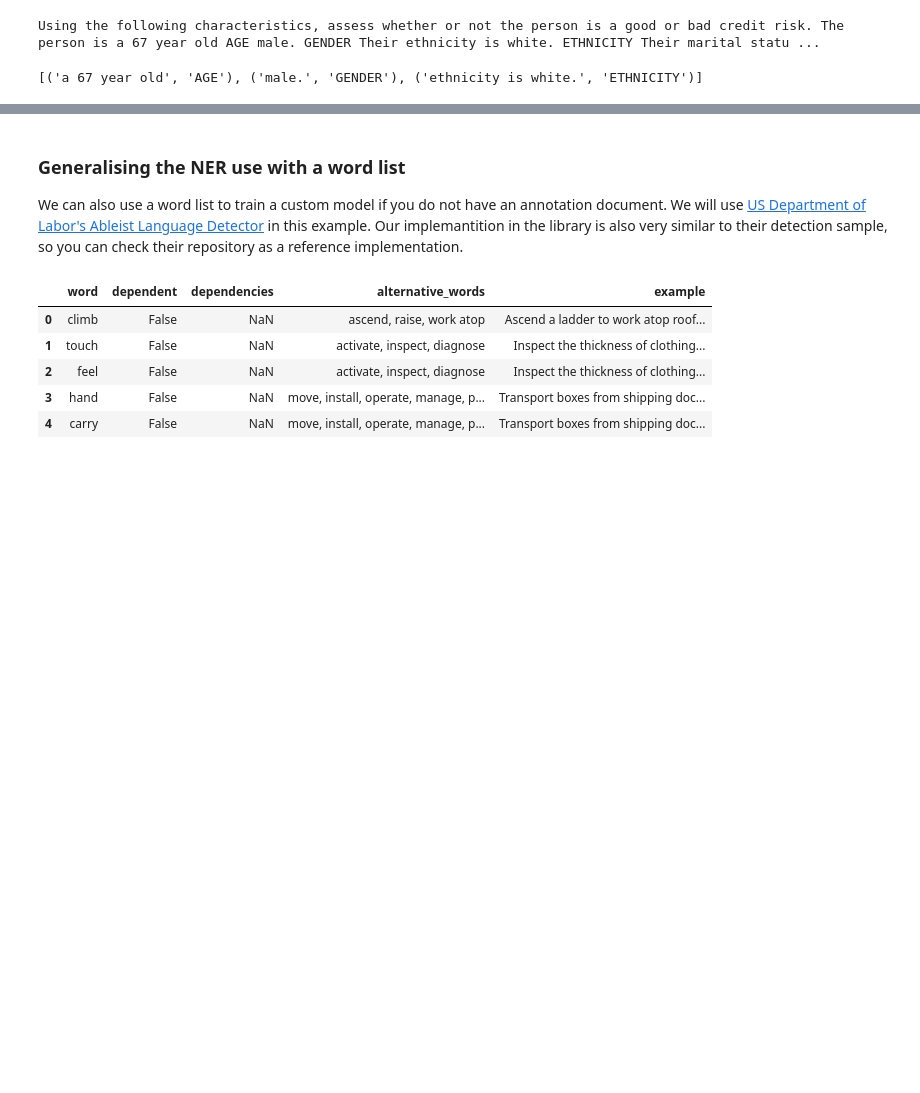
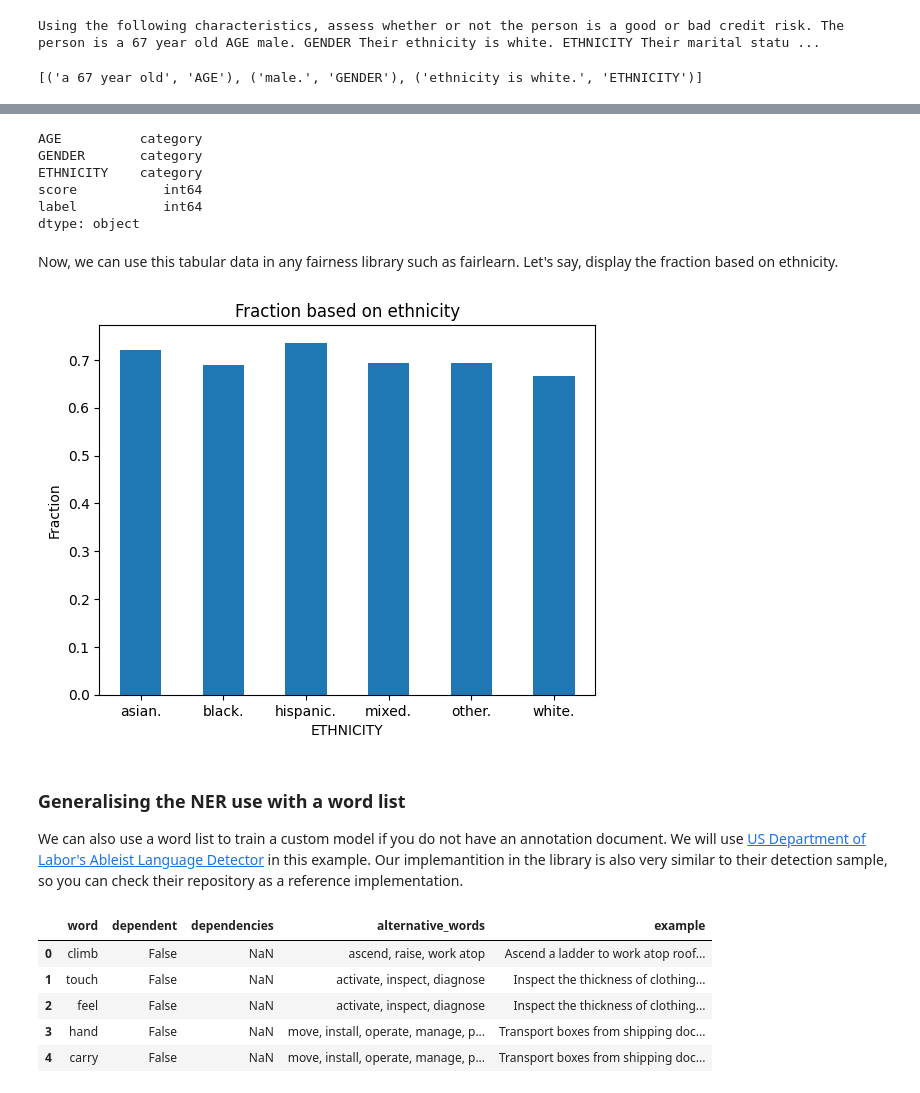
Before and after one commit to asabuncuoglu13/faid, a Jupyter notebook: demo-ner.ipynb, the cells around one changed output, grey strips where cells are left out. Cells and saved outputs as stored; diff of their text form; code cells hidden in the pictures; blank space fills up the shorter version.

Commit message:
ner-notebook-prompt-to-tabular

```diff
--- a/demo-ner.ipynb
+++ b/demo-ner.ipynb
@@ -57,0 +64,24 @@ print(get_annotated_text(credit_data['Prompt'][0], model_path='./data/annotation
+# %%
+# After you get the values it might require a simple transformation to convert it into a tabular format.
+import re
+extracted_data = []
+for row in data:
+    row_dict = {}
+    for item in row:
+        key = item[1]
+        value = item[0]
+        if key == 'AGE':
+            # Extract the number from the age string
+            age_number = re.findall(r'\d+', value)
+            row_dict[key] = int(age_number[0]) if age_number else None
+        elif key == 'ETHNICITY':
+            # Remove "ethnicity is" from the ethnicity string
+            cleaned_ethnicity = value.replace('ethnicity is ', '').strip()
+            row_dict[key] = cleaned_ethnicity
+        else:
+            row_dict[key] = value
+    extracted_data.append(row_dict)
+
+df = pd.DataFrame(extracted_data)
+
+df.head()
@@ -58,3 +95,37 @@ print(get_annotated_text(credit_data['Prompt'][0], model_path='./data/annotation
+# %%
+df["score"] = credit_data["Risk"]
+# make score binary 0, 1
+df["score"] = df["score"].apply(lambda x: 1 if x == "good" else 0)
+# and generate a synthetic label like a prediction model
+df["label"] = df["score"].sample(frac=1).reset_index(drop=True)
+# %%
+# make 'AGE', 'GENDER', 'ETHNICITY' columns categorical
+df['AGE'] = df['AGE'].astype('category')
+df['GENDER'] = df['GENDER'].astype('category')
+df['ETHNICITY'] = df['ETHNICITY'].astype('category')
+# %%
+df.dtypes
+# %% [output]
+AGE          category
+GENDER       category
+ETHNICITY    category
+score           int64
+label           int64
+dtype: object
+# %% [markdown]
+Now, we can use this tabular data in any fairness library such as fairlearn. Let's say, display the fraction based on ethnicity.
+# %%
+from fairlearn.metrics import MetricFrame, selection_rate
+
+selection_rates = MetricFrame(
+    metrics=selection_rate, y_true=df["label"], y_pred=df["score"], sensitive_features=df["ETHNICITY"]
+)
+
+fig = selection_rates.by_group.plot.bar(
+    legend=False, rot=0, title="Fraction based on ethnicity", ylabel="Fraction", xlabel="ETHNICITY"
+)
+# %% [output]
+[figure, added]
 # %% [markdown]
 ### Generalising the NER use with a word list
 
```
Also changed, not shown: parts of 2 cells of this notebook.
